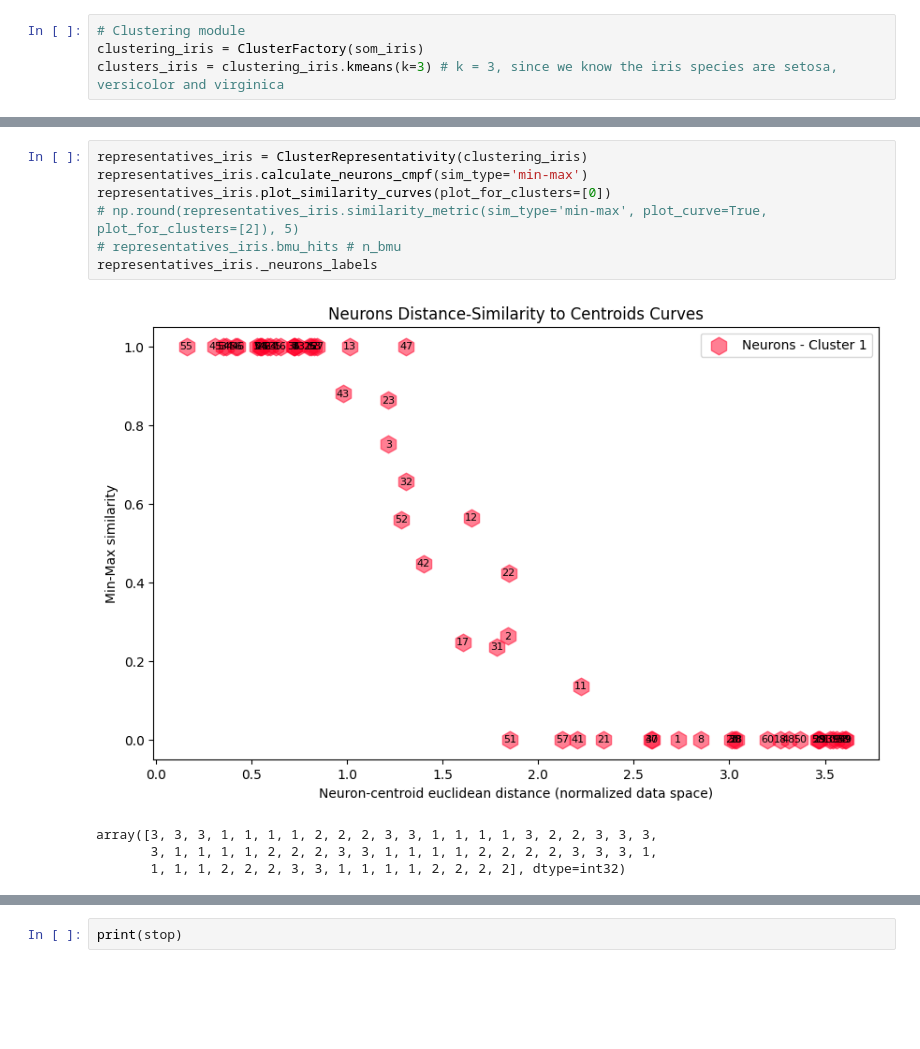
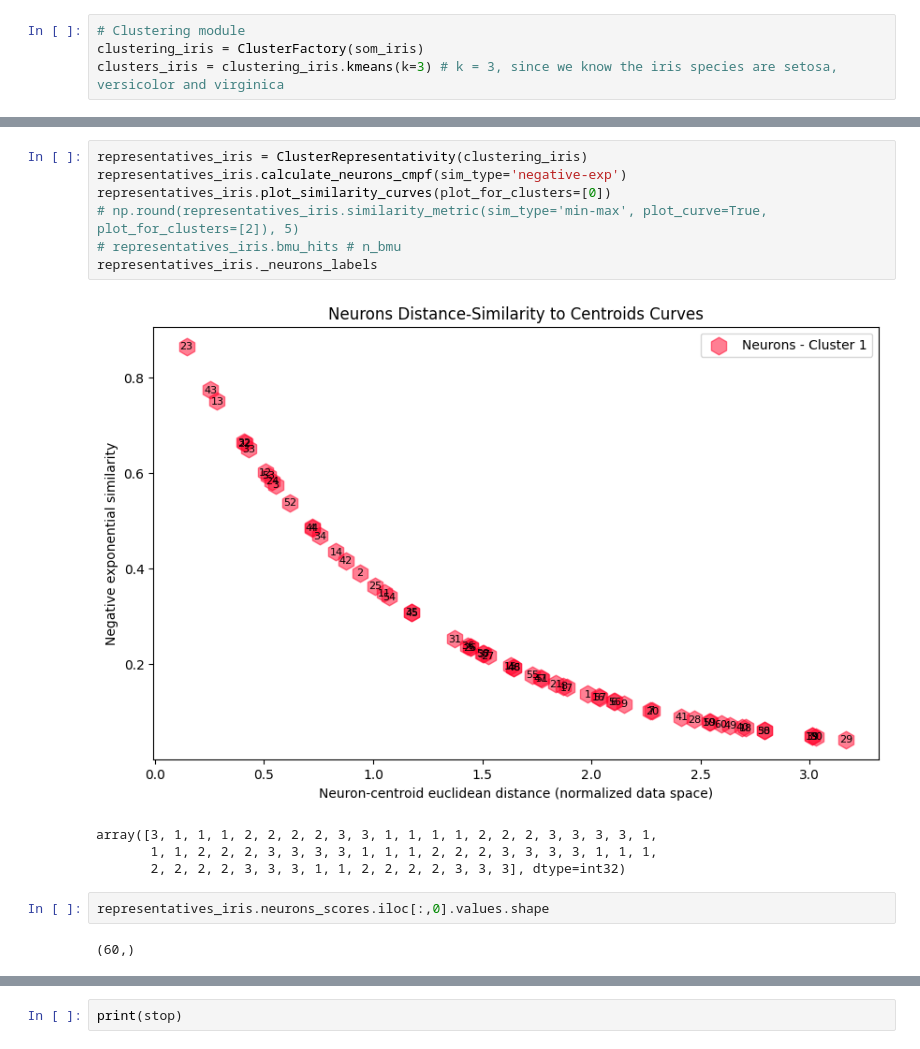
Before and after one commit to InTRA-USP/IntraSOM, a Jupyter notebook: examples/rep_cluster.ipynb, the cells around one changed output, grey strips where cells are left out. Saved outputs shown, nothing was run; the diff lists cells and outputs as text; blank space fills up the shorter version.

```diff
--- a/examples/rep_cluster.ipynb
+++ b/examples/rep_cluster.ipynb
@@ -192,12 +192,16 @@ clustering_iris.plot_clusters_pca(
 # %%
 representatives_iris = ClusterRepresentativity(clustering_iris)
-representatives_iris.calculate_neurons_cmpf(sim_type='min-max')
+representatives_iris.calculate_neurons_cmpf(sim_type='negative-exp')
 representatives_iris.plot_similarity_curves(plot_for_clusters=[0])
 # np.round(representatives_iris.similarity_metric(sim_type='min-max', plot_curve=True, plot_for_clusters=[2]), 5)
 # representatives_iris.bmu_hits # n_bmu
 representatives_iris._neurons_labels
 # %% [output]
-[figure, old version]
+[figure, new version]
-array([3, 3, 3, 1, 1, 1, 1, 2, 2, 2, 3, 3, 1, 1, 1, 1, 3, 2, 2, 3, 3, 3,
-       3, 1, 1, 1, 1, 2, 2, 2, 3, 3, 1, 1, 1, 1, 2, 2, 2, 2, 3, 3, 3, 1,
-       1, 1, 1, 2, 2, 2, 3, 3, 1, 1, 1, 1, 2, 2, 2, 2], dtype=int32)
+array([3, 1, 1, 1, 2, 2, 2, 2, 3, 3, 1, 1, 1, 1, 2, 2, 2, 3, 3, 3, 3, 1,
+       1, 1, 2, 2, 2, 3, 3, 3, 3, 1, 1, 1, 2, 2, 2, 3, 3, 3, 3, 1, 1, 1,
+       2, 2, 2, 2, 3, 3, 3, 1, 1, 2, 2, 2, 2, 3, 3, 3], dtype=int32)
+# %%
+representatives_iris.neurons_scores.iloc[:,0].values.shape
+# %% [output]
+(60,)
```
Also changed, not shown: parts of 7 cells of this notebook, 1 other file.
